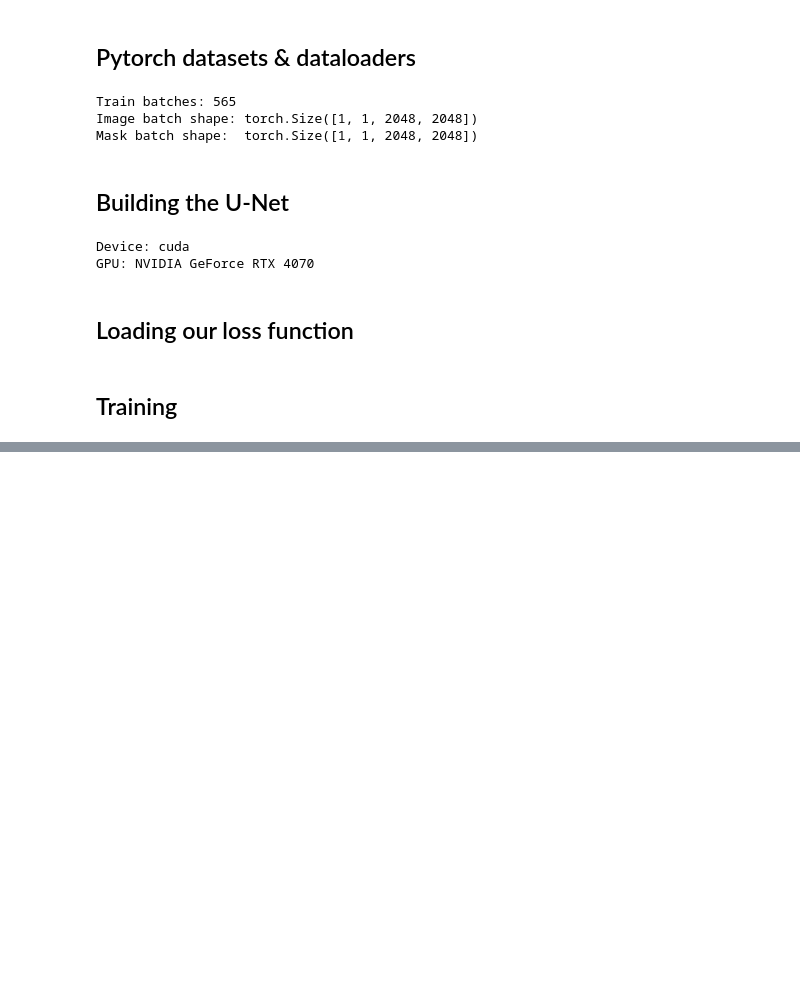
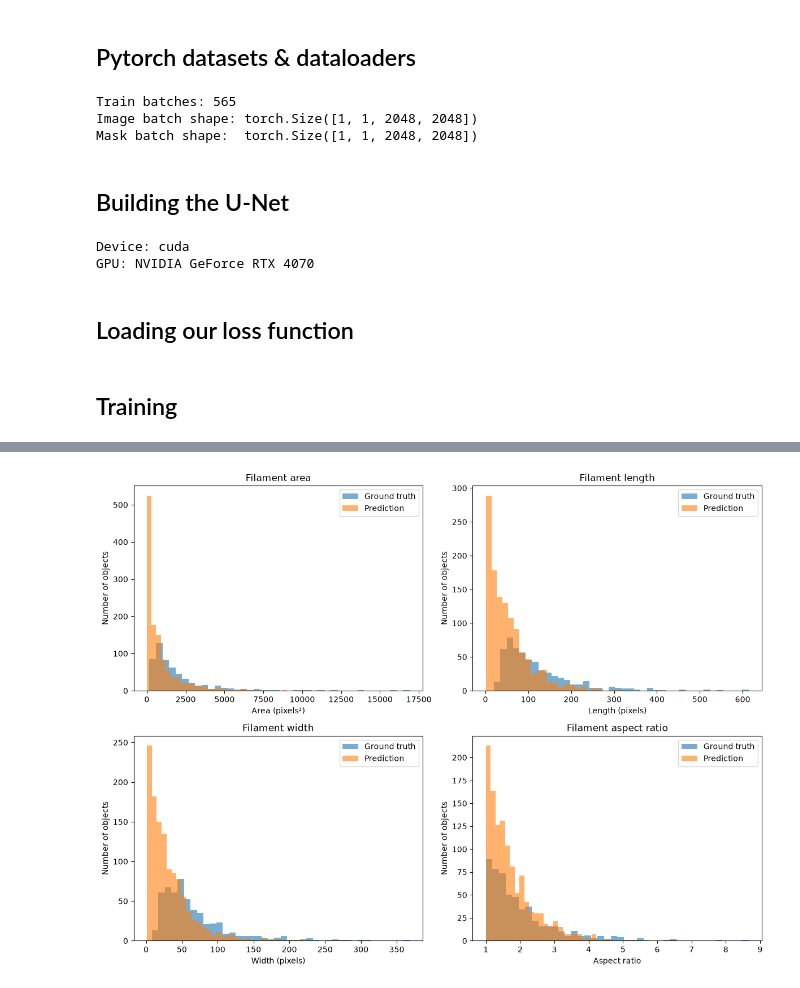
Before and after one commit to dario2002lr-coder/kaggle_solar_filament_segmentation, a Jupyter notebook: notebooks/02_masks.ipynb, the cells around one changed output, grey strips where cells are left out. Saved outputs shown, nothing was run; the diff lists cells and outputs as text; code cells hidden in the pictures; blank space fills up the shorter version.

```diff
--- a/notebooks/02_masks.ipynb
+++ b/notebooks/02_masks.ipynb
@@ -327,0 +602,86 @@ Early stopping at epoch 13. Best Val Dice: 0.5609
+# %%
+fig, axes = plt.subplots(2, 2, figsize=(12, 9))
+
+axes[0, 0].hist(
+    gt_df["area"],
+    bins=40,
+    alpha=0.6,
+    label="Ground truth",
+)
+
+axes[0, 0].hist(
+    pred_df["area"],
+    bins=40,
+    alpha=0.6,
+    label="Prediction",
+)
+
+axes[0, 0].set_xlabel("Area (pixels²)")
+axes[0, 0].set_ylabel("Number of objects")
+axes[0, 0].set_title("Filament area")
+axes[0, 0].legend()
+
+
+axes[0, 1].hist(
+    gt_df["length"],
+    bins=40,
+    alpha=0.6,
+    label="Ground truth",
+)
+
+axes[0, 1].hist(
+    pred_df["length"],
+    bins=40,
+    alpha=0.6,
+    label="Prediction",
+)
+
+axes[0, 1].set_xlabel("Length (pixels)")
+axes[0, 1].set_ylabel("Number of objects")
+axes[0, 1].set_title("Filament length")
+axes[0, 1].legend()
+
+
+axes[1, 0].hist(
+    gt_df["width"],
+    bins=40,
+    alpha=0.6,
+    label="Ground truth",
+)
+
+axes[1, 0].hist(
+    pred_df["width"],
+    bins=40,
+    alpha=0.6,
+    label="Prediction",
+)
+
+axes[1, 0].set_xlabel("Width (pixels)")
+axes[1, 0].set_ylabel("Number of objects")
+axes[1, 0].set_title("Filament width")
+axes[1, 0].legend()
+
+
+axes[1, 1].hist(
+    gt_df["aspect_ratio"],
+    bins=40,
+    alpha=0.6,
+    label="Ground truth",
+)
+
+axes[1, 1].hist(
+    pred_df["aspect_ratio"],
+    bins=40,
+    alpha=0.6,
+    label="Prediction",
+)
+
+axes[1, 1].set_xlabel("Aspect ratio")
+axes[1, 1].set_ylabel("Number of objects")
+axes[1, 1].set_title("Filament aspect ratio")
+axes[1, 1].legend()
+
+plt.tight_layout()
+plt.show()
+# %% [output]
+[figure, added]
```
Also changed, not shown: parts of 48 cells of this notebook, 7 other files.
